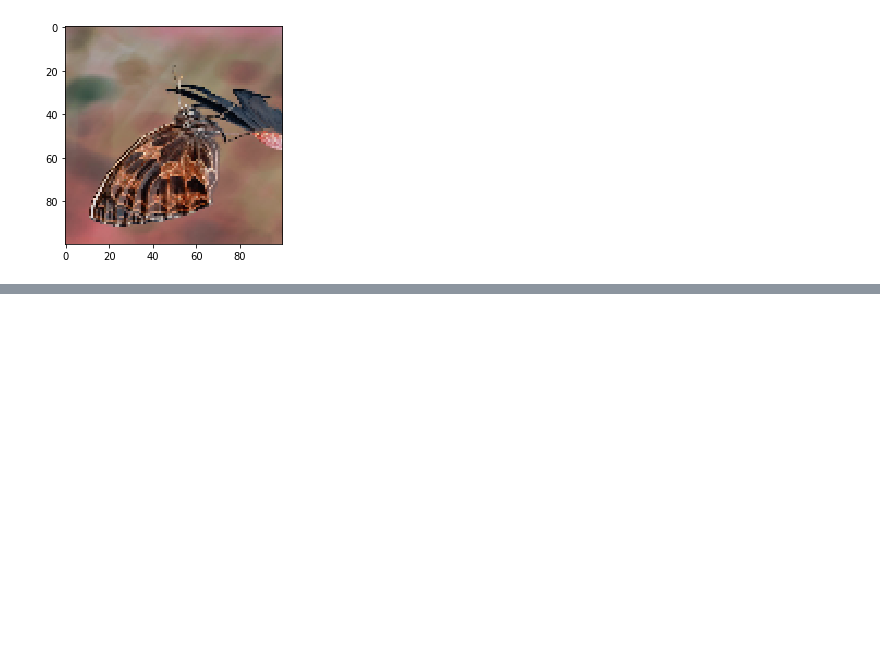
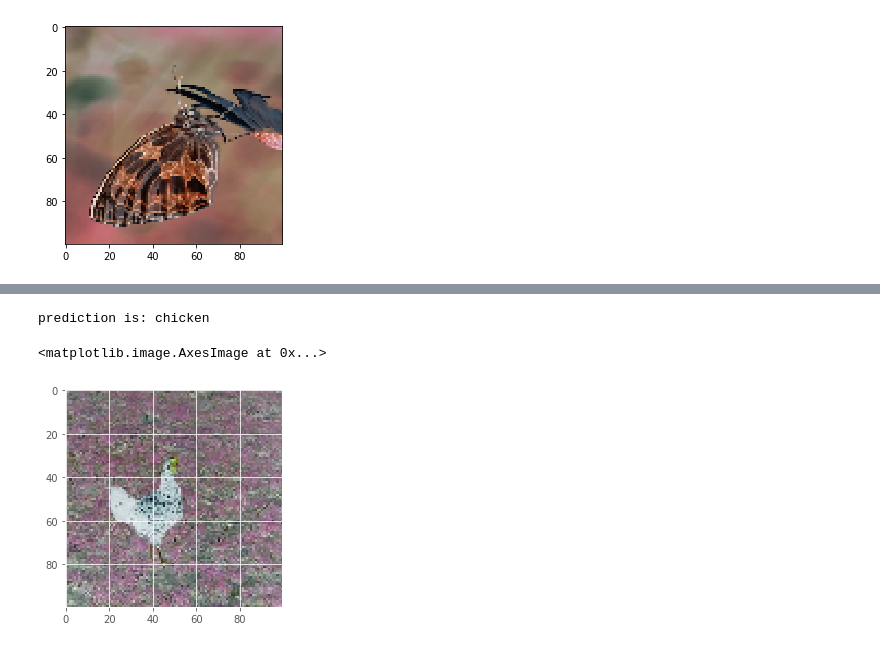
Before and after one commit to Aasrith1906/AnimalClassifier, a Jupyter notebook: model.ipynb, the cells around one changed output, grey strips where cells are left out. Saved outputs shown, nothing was run; the diff lists cells and outputs as text; code cells hidden in the pictures; blank space fills up the shorter version.

Commit message:
best model so far

```diff
--- a/model.ipynb
+++ b/model.ipynb
@@ -229,0 +275,8 @@ get_prediction(x_test[0] , model)
+# %%
+get_prediction(np.array([x_test[100]]) , model)
+
+plt.imshow(x_test[100])
+# %% [output]
+prediction is: chicken
+<matplotlib.image.AxesImage at 0x...>
+[figure, added]
```
Also changed, not shown: parts of 8 cells of this notebook, 2 other files.
